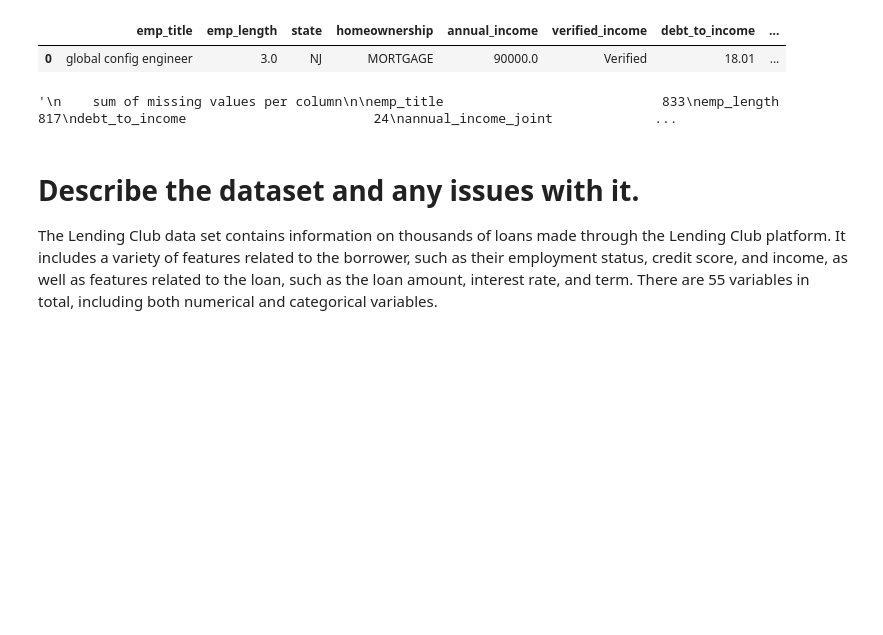
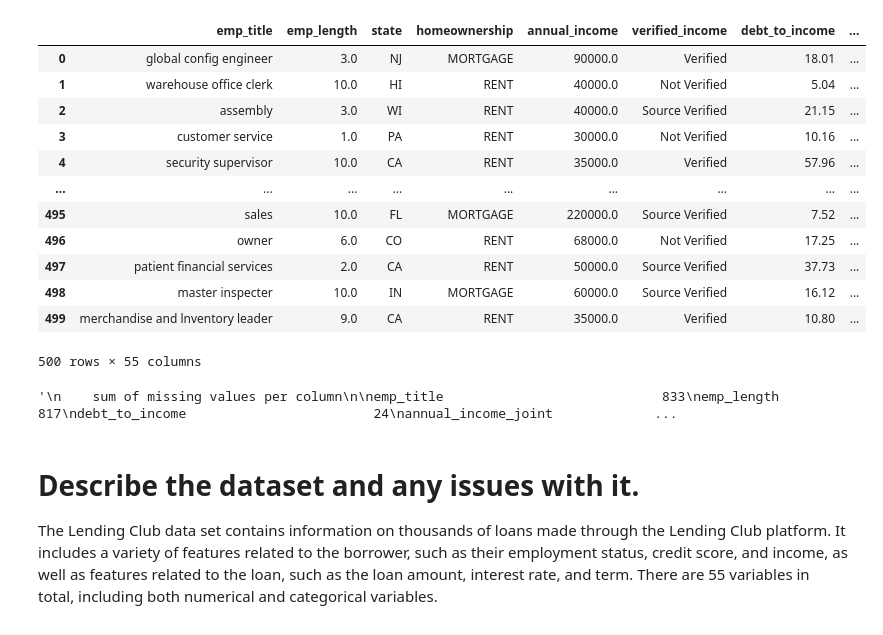
Before and after one commit to angelosSfyr/Case-Studies, a Jupyter notebook: case 1/case.ipynb, the cells around one changed output. Cells and saved outputs as stored; diff of their text form; code cells hidden in the pictures; blank space fills up the shorter version.

```diff
--- a/case 1/case.ipynb
+++ b/case 1/case.ipynb
@@ -1,14 +1,25 @@
 # %%
 import pandas as pd
 
 # Read the CSV file
 df = pd.read_csv("loans_full_schema.csv")
 
 pd.set_option("display.max_columns", None)
-df[:1]
+df[:500]
 # %% [output]
 |  | emp_title | emp_length | state | homeownership | annual_income | verified_income | debt_to_income | ... |
 | 0 | global config engineer | 3.0 | NJ | MORTGAGE | 90000.0 | Verified | 18.01 | ... |
+| 1 | warehouse office clerk | 10.0 | HI | RENT | 40000.0 | Not Verified | 5.04 | ... |
+| 2 | assembly | 3.0 | WI | RENT | 40000.0 | Source Verified | 21.15 | ... |
+| 3 | customer service | 1.0 | PA | RENT | 30000.0 | Not Verified | 10.16 | ... |
+| 4 | security supervisor | 10.0 | CA | RENT | 35000.0 | Verified | 57.96 | ... |
+| ... | ... | ... | ... | ... | ... | ... | ... | ... |
+| 495 | sales | 10.0 | FL | MORTGAGE | 220000.0 | Source Verified | 7.52 | ... |
+| 496 | owner | 6.0 | CO | RENT | 68000.0 | Not Verified | 17.25 | ... |
+| 497 | patient financial services | 2.0 | CA | RENT | 50000.0 | Source Verified | 37.73 | ... |
+| 498 | master inspecter | 10.0 | IN | MORTGAGE | 60000.0 | Source Verified | 16.12 | ... |
+| 499 | merchandise and lnventory leader | 9.0 | CA | RENT | 35000.0 | Verified | 10.80 | ... |
+500 rows × 55 columns
 # %%
 pd.set_option('display.max_rows',  df.shape[0]+1)
 # missing = df.isnull().sum()
```
Also changed, not shown: parts of 5 cells of this notebook.
